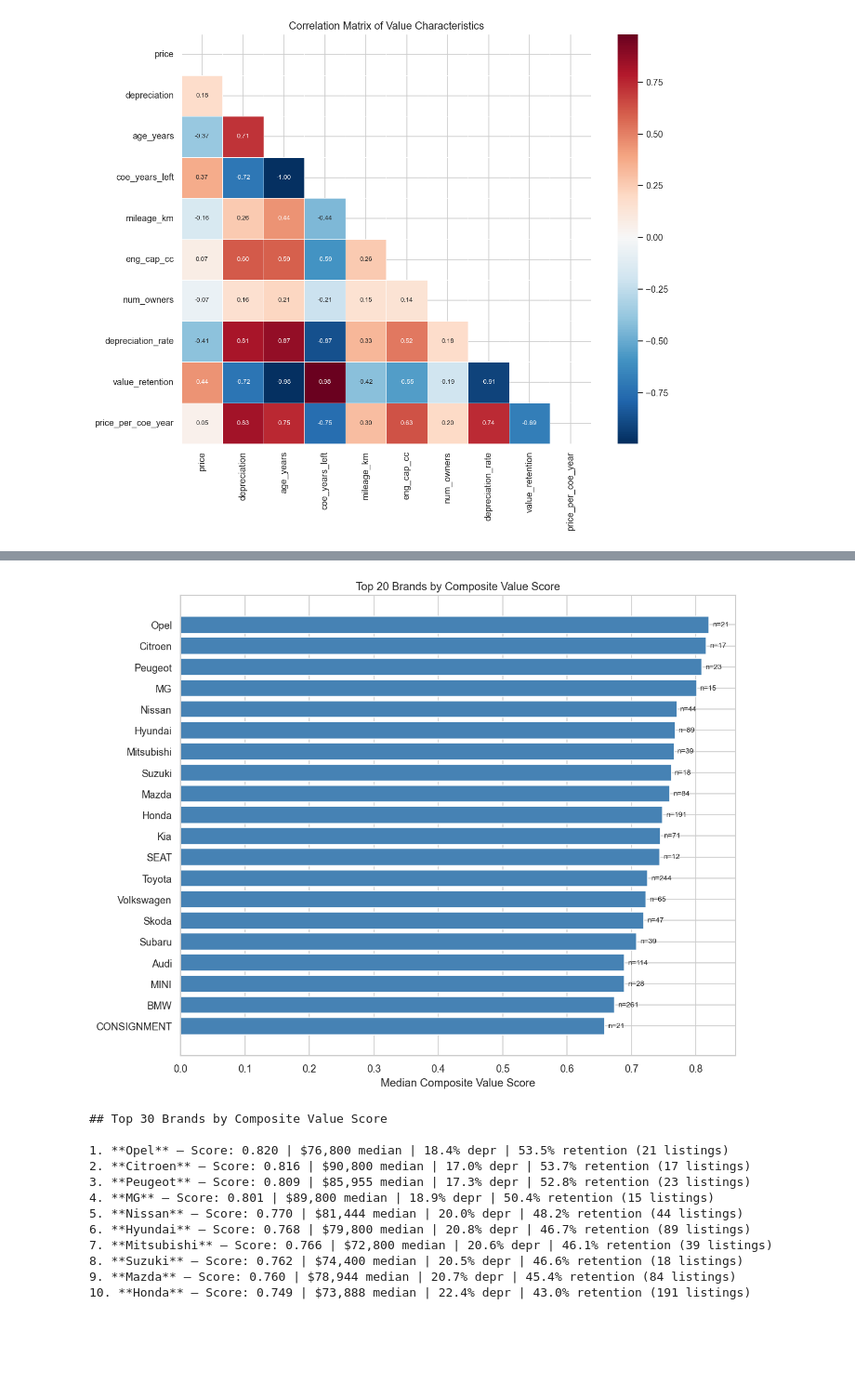
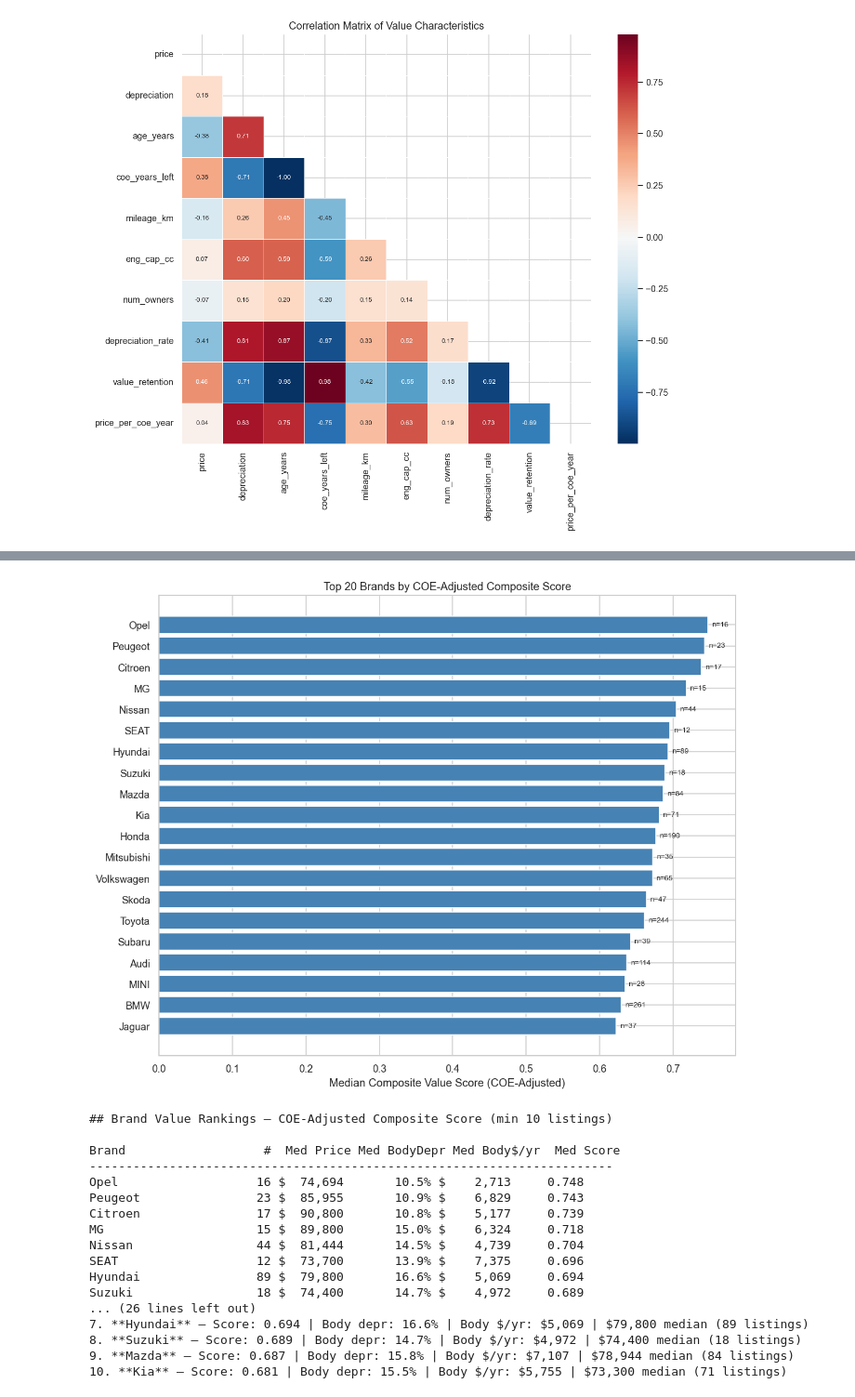
Before and after one commit to luarss/sgcarmart-data, a Jupyter notebook: analysis/used-car-value-study.ipynb, the cells around one changed output, grey strips where cells are left out. Shown at 93% size. Drawn from its saved outputs; the diff is of its cells as text; code cells hidden in the pictures; blank space fills up the shorter version.

```diff
--- a/analysis/used-car-value-study.ipynb
+++ b/analysis/used-car-value-study.ipynb
@@ -298,0 +374,10 @@ for i, (_, row) in enumerate(clean.nsmallest(30, 'price_per_coe_year').iterrows(
+# %%
+print('## Top 30 — Lowest Body-Only Depreciation Rate\n')
+print('Body depreciation = annual depreciation / (price - remaining COE value).')
+print('Lower is better — isolates actual vehicle depreciation, excluding COE decay.\n')
+for i, (_, row) in enumerate(clean.nsmallest(30, 'body_depreciation_rate').iterrows()):
+    print(f"{i+1}. **{row['title']}** ({row['brand']})")
+    print(f"   Price: ${row['price']:,.0f} | COE value: ${row['est_coe_value']:,.0f} | Body price: ${row['body_price']:,.0f}")
+    print(f"   Body depr rate: {row['body_depreciation_rate']:.1%} | Total depr rate: {row['depreciation_rate']:.1%}")
+    print(f"   Age: {row['age_years']:.1f}y | COE left: {row['coe_years_left']:.1f}y | {row['coe_category']}")
+    print()
@@ -298,0 +402,10 @@ for i, (_, row) in enumerate(clean.nsmallest(30, 'price_per_coe_year').iterrows(
+# %%
+print('## Top 30 — Lowest Body Price per COE Year\n')
+print('Body price per COE year = (price - COE value) / years left.')
+print('This is what you actually pay per year for the vehicle, net of COE.\n')
+for i, (_, row) in enumerate(clean.nsmallest(30, 'body_price_per_coe_year').iterrows()):
+    print(f"{i+1}. **{row['title']}** ({row['brand']})")
+    print(f"   Price: ${row['price']:,.0f} | COE value: ${row['est_coe_value']:,.0f} | Body: ${row['body_price']:,.0f}")
+    print(f"   Body $/yr: ${row['body_price_per_coe_year']:,.0f} | Total $/yr: ${row['price_per_coe_year']:,.0f}")
+    print(f"   Age: {row['age_years']:.1f}y | COE left: {row['coe_years_left']:.1f}y | {row['coe_category']}")
+    print()
@@ -395,42 +535,57 @@ Score = 0.35 x depr + 0.30 x retention + 0.20 x ppy + 0.15 x mileage
 # %%
 brand_composite = clean_scored.groupby('brand').agg(
     count=('id', 'count'), median_score=('composite_score', 'median'),
-    median_price=('price', 'median'), median_depr_rate=('depreciation_rate', 'median'),
-    median_retention=('value_retention', 'median'), median_ppy=('price_per_coe_year', 'median'),
+    median_price=('price', 'median'), median_body_depr=('body_depreciation_rate', 'median'),
+    median_body_ppy=('body_price_per_coe_year', 'median'),
+    median_depr_rate=('depreciation_rate', 'median'),
+    median_retention=('value_retention', 'median'),
 ).query('count >= 10').sort_values('median_score', ascending=False)
 
 fig, ax = plt.subplots(figsize=(10, 8))
 top_n = min(20, len(brand_composite))
 plot_brands = brand_composite.head(top_n)
 ax.barh(range(len(plot_brands)), plot_brands['median_score'], color='steelblue')
 ax.set_yticks(range(len(plot_brands)))
 ax.set_yticklabels(plot_brands.index); ax.invert_yaxis()
-ax.set_xlabel('Median Composite Value Score')
-ax.set_title(f'Top {top_n} Brands by Composite Value Score')
+ax.set_xlabel('Median Composite Value Score (COE-Adjusted)')
+ax.set_title(f'Top {top_n} Brands by COE-Adjusted Composite Score')
 for i, (_, row) in enumerate(plot_brands.iterrows()):
     ax.text(row['median_score'] + 0.005, i, f"n={int(row['count'])}", va='center', fontsize=8)
 plt.tight_layout(); plt.show()
 
-print('## Top 30 Brands by Composite Value Score\n')
+print('## Brand Value Rankings — COE-Adjusted Composite Score (min 10 listings)\n')
+print(f"{'Brand':<20} {'#':>4} {'Med Price':>10} {'Med BodyDepr':>12} {'Med Body$/yr':>11} {'Med Score':>10}")
+print('-' * 72)
+for brand, row in brand_composite.iterrows():
+    print(f"{brand:<20} {int(row['count']):>4} ${row['median_price']:>8,.0f} "
+          f"{row['median_body_depr']:>11.1%} ${row['median_body_ppy']:>9,.0f} "
+          f"{row['median_score']:>9.3f}")
+print()
+print('## Top 10 Brands by COE-Adjusted Composite Score')
 for i, (brand, row) in enumerate(brand_composite.head(10).iterrows()):
     print(f"{i+1}. **{brand}** — Score: {row['median_score']:.3f} | "
-          f"${row['median_price']:,.0f} median | "
-          f"{row['median_depr_rate']:.1%} depr | "
-          f"{row['median_retention']:.1%} retention ({int(row['count'])} listings)")
+          f"Body depr: {row['median_body_depr']:.1%} | "
+          f"Body $/yr: ${row['median_body_ppy']:,.0f} | "
+          f"${row['median_price']:,.0f} median ({int(row['count'])} listings)")
 # %% [output]
-[figure, old version]
+[figure, new version]
-## Top 30 Brands by Composite Value Score
+## Brand Value Rankings — COE-Adjusted Composite Score (min 10 listings)
 
-1. **Opel** — Score: 0.820 | $76,800 median | 18.4% depr | 53.5% retention (21 listings)
-2. **Citroen** — Score: 0.816 | $90,800 median | 17.0% depr | 53.7% retention (17 listings)
-3. **Peugeot** — Score: 0.809 | $85,955 median | 17.3% depr | 52.8% retention (23 listings)
-4. **MG** — Score: 0.801 | $89,800 median | 18.9% depr | 50.4% retention (15 listings)
-5. **Nissan** — Score: 0.770 | $81,444 median | 20.0% depr | 48.2% retention (44 listings)
-6. **Hyundai** — Score: 0.768 | $79,800 median | 20.8% depr | 46.7% retention (89 listings)
-7. **Mitsubishi** — Score: 0.766 | $72,800 median | 20.6% depr | 46.1% retention (39 listings)
-8. **Suzuki** — Score: 0.762 | $74,400 median | 20.5% depr | 46.6% retention (18 listings)
-9. **Mazda** — Score: 0.760 | $78,944 median | 20.7% depr | 45.4% retention (84 listings)
-10. **Honda** — Score: 0.749 | $73,888 median | 22.4% depr | 43.0% retention (191 listings)
+Brand                   #  Med Price Med BodyDepr Med Body$/yr  Med Score
+------------------------------------------------------------------------
+Opel                   16 $  74,694       10.5% $    2,713     0.748
+Peugeot                23 $  85,955       10.9% $    6,829     0.743
+Citroen                17 $  90,800       10.8% $    5,177     0.739
+MG                     15 $  89,800       15.0% $    6,324     0.718
+Nissan                 44 $  81,444       14.5% $    4,739     0.704
+SEAT                   12 $  73,700       13.9% $    7,375     0.696
+Hyundai                89 $  79,800       16.6% $    5,069     0.694
+Suzuki                 18 $  74,400       14.7% $    4,972     0.689
+... (26 lines left out)
+7. **Hyundai** — Score: 0.694 | Body depr: 16.6% | Body $/yr: $5,069 | $79,800 median (89 listings)
+8. **Suzuki** — Score: 0.689 | Body depr: 14.7% | Body $/yr: $4,972 | $74,400 median (18 listings)
+9. **Mazda** — Score: 0.687 | Body depr: 15.8% | Body $/yr: $7,107 | $78,944 median (84 listings)
+10. **Kia** — Score: 0.681 | Body depr: 15.5% | Body $/yr: $5,755 | $73,300 median (71 listings)
 # %% [markdown]
 ## Summary & Caveats
 
```
Also changed, not shown: parts of 11 cells of this notebook.
